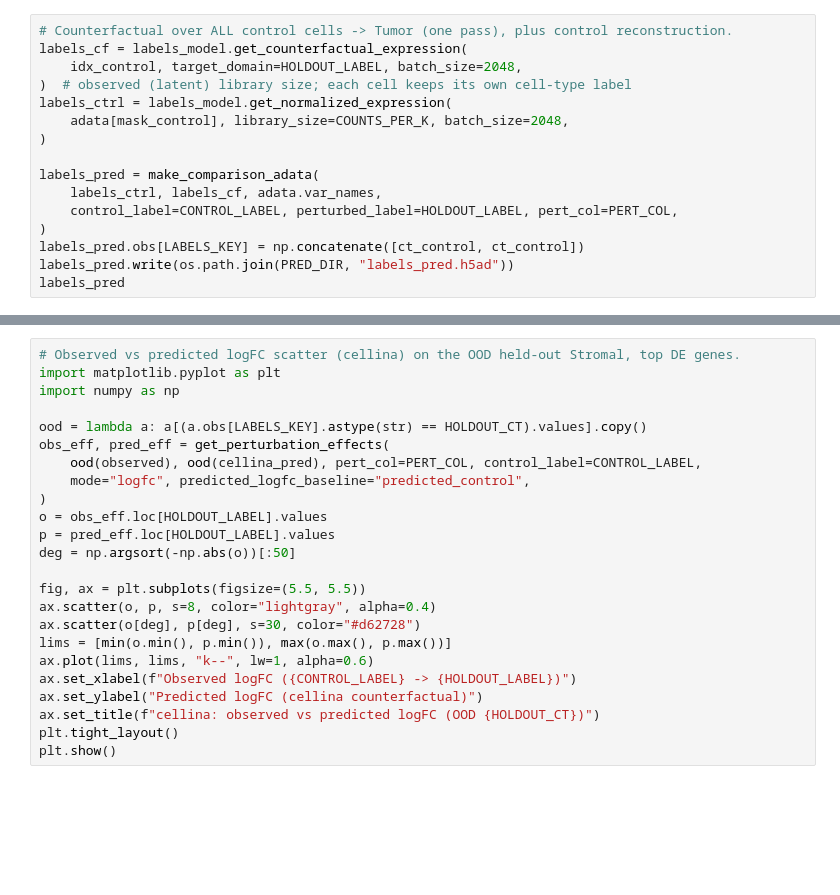
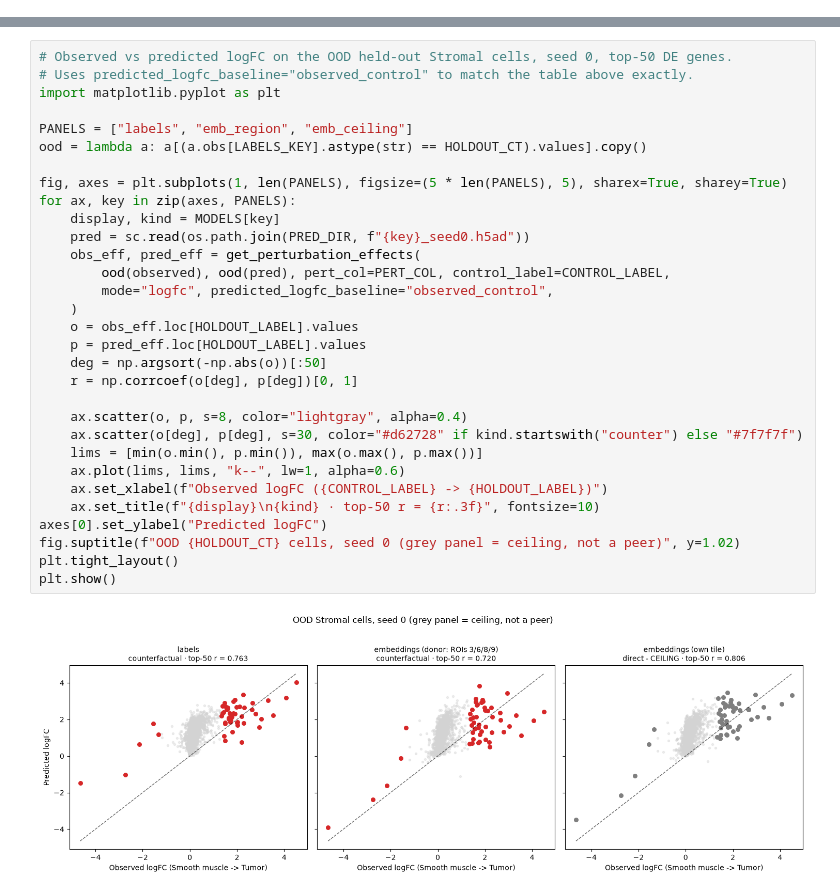
Before and after one commit to captainPopec/David-Spiljak-Lab-rotation-2, a Jupyter notebook: notebooks/OVCA_03_loo.ipynb, the cells around one changed output, grey strips where cells are left out. Saved outputs shown, nothing was run; the diff lists cells and outputs as text; blank space fills up the shorter version.

Commit message:
OOD predcitions labels vs embednigs

```diff
--- a/notebooks/OVCA_03_loo.ipynb
+++ b/notebooks/OVCA_03_loo.ipynb
@@ -294,16 +318,0 @@ labels_model.train(**train_args, plan_kwargs=LABELS_PLAN_KWARGS)
-# %%
-# Counterfactual over ALL control cells -> Tumor (one pass), plus control reconstruction.
-labels_cf = labels_model.get_counterfactual_expression(
-    idx_control, target_domain=HOLDOUT_LABEL, batch_size=2048,
-)  # observed (latent) library size; each cell keeps its own cell-type label
-labels_ctrl = labels_model.get_normalized_expression(
-    adata[mask_control], library_size=COUNTS_PER_K, batch_size=2048,
-)
-
-labels_pred = make_comparison_adata(
-    labels_ctrl, labels_cf, adata.var_names,
-    control_label=CONTROL_LABEL, perturbed_label=HOLDOUT_LABEL, pert_col=PERT_COL,
-)
-labels_pred.obs[LABELS_KEY] = np.concatenate([ct_control, ct_control])
-labels_pred.write(os.path.join(PRED_DIR, "labels_pred.h5ad"))
-labels_pred
@@ -366,24 +572,33 @@ comparison
 # %%
-# Observed vs predicted logFC scatter (cellina) on the OOD held-out Stromal, top DE genes.
+# Observed vs predicted logFC on the OOD held-out Stromal cells, seed 0, top-50 DE genes.
+# Uses predicted_logfc_baseline="observed_control" to match the table above exactly.
 import matplotlib.pyplot as plt
-import numpy as np
 
+PANELS = ["labels", "emb_region", "emb_ceiling"]
 ood = lambda a: a[(a.obs[LABELS_KEY].astype(str) == HOLDOUT_CT).values].copy()
-obs_eff, pred_eff = get_perturbation_effects(
-    ood(observed), ood(cellina_pred), pert_col=PERT_COL, control_label=CONTROL_LABEL,
-    mode="logfc", predicted_logfc_baseline="predicted_control",
-)
-o = obs_eff.loc[HOLDOUT_LABEL].values
-p = pred_eff.loc[HOLDOUT_LABEL].values
-deg = np.argsort(-np.abs(o))[:50]
 
-fig, ax = plt.subplots(figsize=(5.5, 5.5))
-ax.scatter(o, p, s=8, color="lightgray", alpha=0.4)
-ax.scatter(o[deg], p[deg], s=30, color="#d62728")
-lims = [min(o.min(), p.min()), max(o.max(), p.max())]
-ax.plot(lims, lims, "k--", lw=1, alpha=0.6)
-ax.set_xlabel(f"Observed logFC ({CONTROL_LABEL} -> {HOLDOUT_LABEL})")
-ax.set_ylabel("Predicted logFC (cellina counterfactual)")
-ax.set_title(f"cellina: observed vs predicted logFC (OOD {HOLDOUT_CT})")
+fig, axes = plt.subplots(1, len(PANELS), figsize=(5 * len(PANELS), 5), sharex=True, sharey=True)
+for ax, key in zip(axes, PANELS):
+    display, kind = MODELS[key]
+    pred = sc.read(os.path.join(PRED_DIR, f"{key}_seed0.h5ad"))
+    obs_eff, pred_eff = get_perturbation_effects(
+        ood(observed), ood(pred), pert_col=PERT_COL, control_label=CONTROL_LABEL,
+        mode="logfc", predicted_logfc_baseline="observed_control",
+    )
+    o = obs_eff.loc[HOLDOUT_LABEL].values
+    p = pred_eff.loc[HOLDOUT_LABEL].values
+    deg = np.argsort(-np.abs(o))[:50]
+    r = np.corrcoef(o[deg], p[deg])[0, 1]
+
+    ax.scatter(o, p, s=8, color="lightgray", alpha=0.4)
+    ax.scatter(o[deg], p[deg], s=30, color="#d62728" if kind.startswith("counter") else "#7f7f7f")
+    lims = [min(o.min(), p.min()), max(o.max(), p.max())]
+    ax.plot(lims, lims, "k--", lw=1, alpha=0.6)
+    ax.set_xlabel(f"Observed logFC ({CONTROL_LABEL} -> {HOLDOUT_LABEL})")
+    ax.set_title(f"{display}\n{kind} · top-50 r = {r:.3f}", fontsize=10)
+axes[0].set_ylabel("Predicted logFC")
+fig.suptitle(f"OOD {HOLDOUT_CT} cells, seed 0 (grey panel = ceiling, not a peer)", y=1.02)
 plt.tight_layout()
 plt.show()
+# %% [output]
+[figure, added]
```
Also changed, not shown: parts of 25 cells of this notebook, 4 other files.
